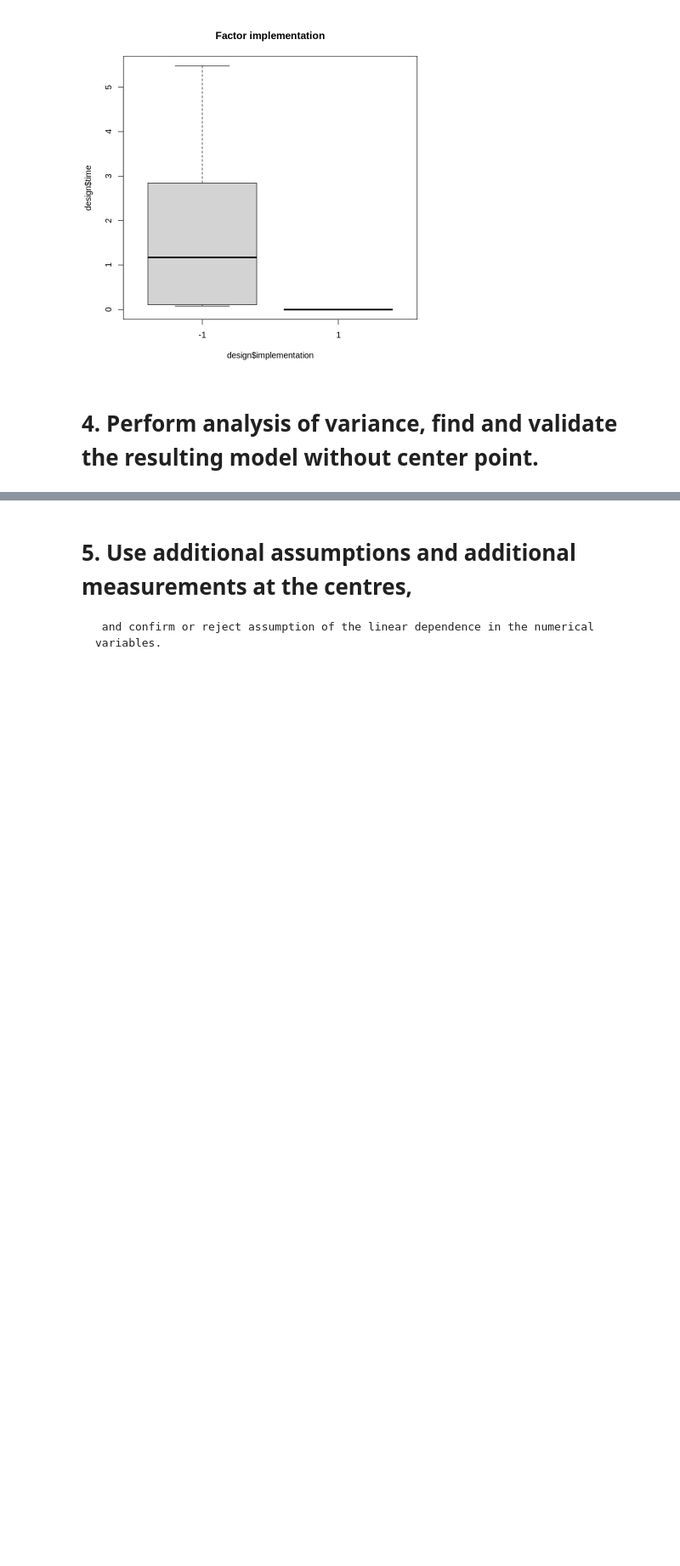
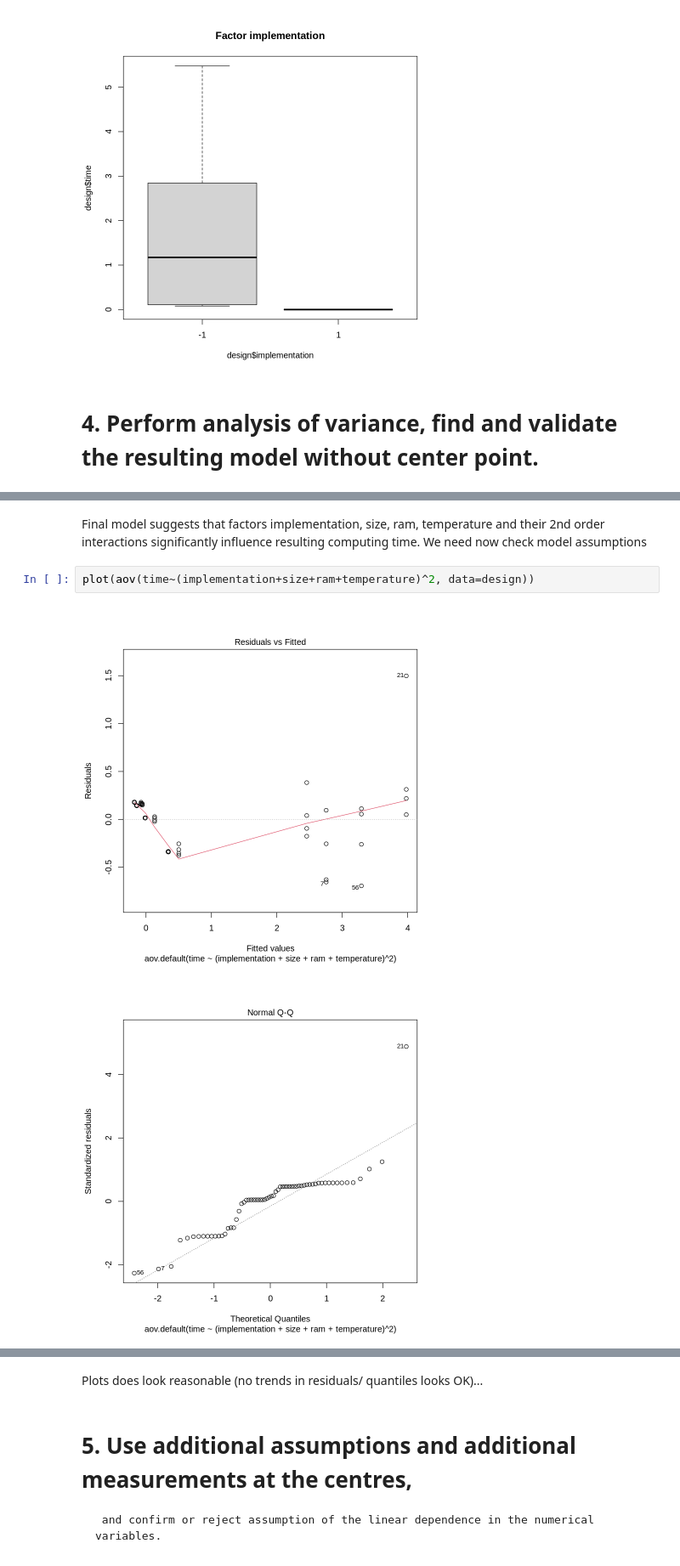
Before and after one commit to Many98/01NAEX, a Jupyter notebook: 01NAEX_HW2_TEAM_A.ipynb, the cells around one changed output, grey strips where cells are left out. Shown at 85% size. Cells and saved outputs as stored; diff of their text form; blank space fills up the shorter version.

```diff
--- a/01NAEX_HW2_TEAM_A.ipynb
+++ b/01NAEX_HW2_TEAM_A.ipynb
@@ -407,2 +442,9 @@ Residuals            54   7.02    0.13
 ---
 Signif. codes:  0 ‘***’ 0.001 ‘**’ 0.01 ‘*’ 0.05 ‘.’ 0.1 ‘ ’ 1
+# %% [markdown]
+Final model suggests that factors implementation, size, ram, temperature and their 2nd order interactions significantly influence resulting computing time. We need now check model assumptions
+# %%
+plot(aov(time~(implementation+size+ram+temperature)^2, data=design))
+# %% [output]
+[figure, added]
+[figure, added]
@@ -409,3 +453,5 @@ Signif. codes:  0 ‘***’ 0.001 ‘**’ 0.01 ‘*’ 0.05 ‘.’ 0.1 ‘ ’
+# %% [markdown]
+Plots does look reasonable (no trends in residuals/ quantiles looks OK)...
 # %% [markdown]
 # 5. Use additional assumptions and additional measurements at the centres,
      and confirm or reject assumption of the linear dependence in the numerical variables.
```
Also changed, not shown: parts of 7 cells of this notebook.
